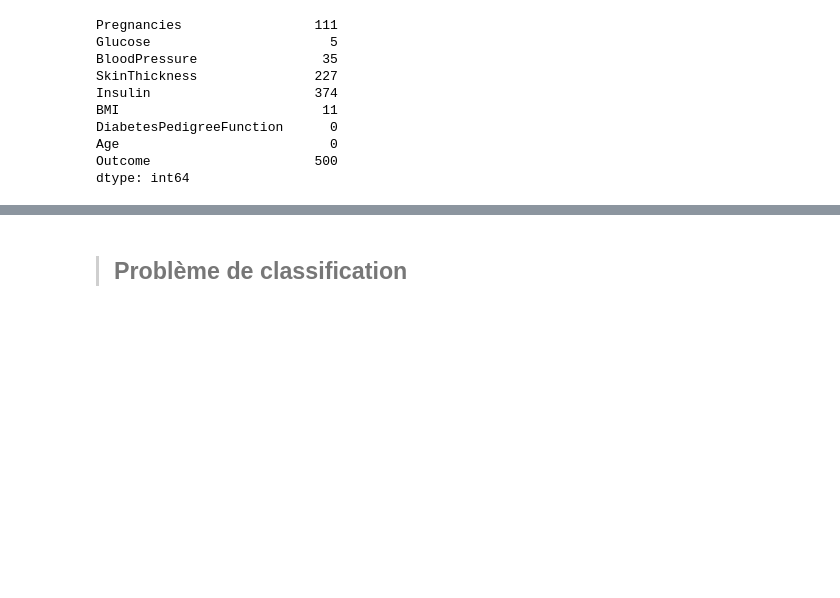
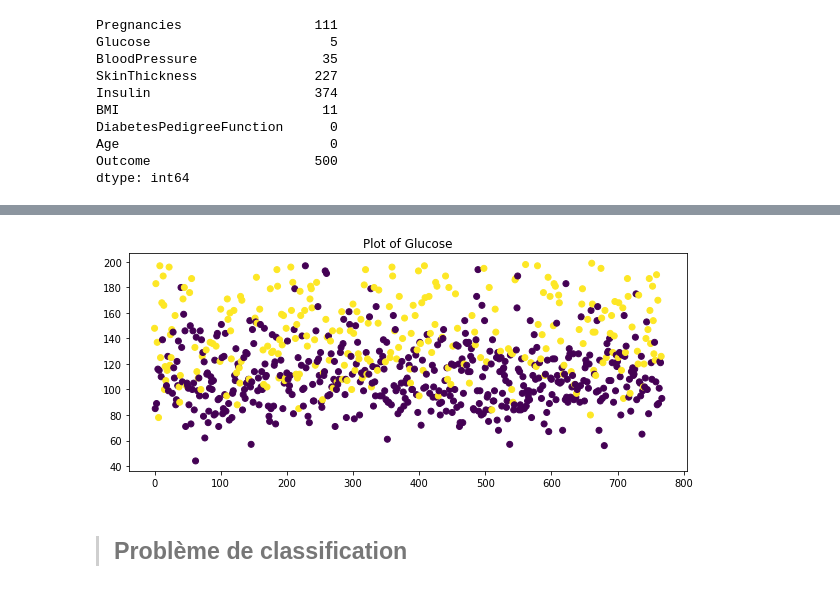
Before and after one commit to JeremCab/ModelisationMathBUT, a Jupyter notebook: TP/0_IntroSKL_CORR.ipynb, the cells around one changed output, grey strips where cells are left out. Cells and saved outputs as stored; diff of their text form; code cells hidden in the pictures; blank space fills up the shorter version.

```diff
--- a/TP/0_IntroSKL_CORR.ipynb
+++ b/TP/0_IntroSKL_CORR.ipynb
@@ -216,3 +223,13 @@ plt.plot()
+# %%
+# plot of BMI variable
+plt.figure(figsize=(10, 4))
+
+plt.title('Plot of Glucose')
+plt.scatter(df.index, df.Glucose, c=df.Outcome)
+
+plt.show()
+# %% [output]
+[figure, added]
 # %% [markdown]
 > ## Problème de classification
 # %% [markdown]
```
Also changed, not shown: parts of 45 cells of this notebook, 1 other file.
